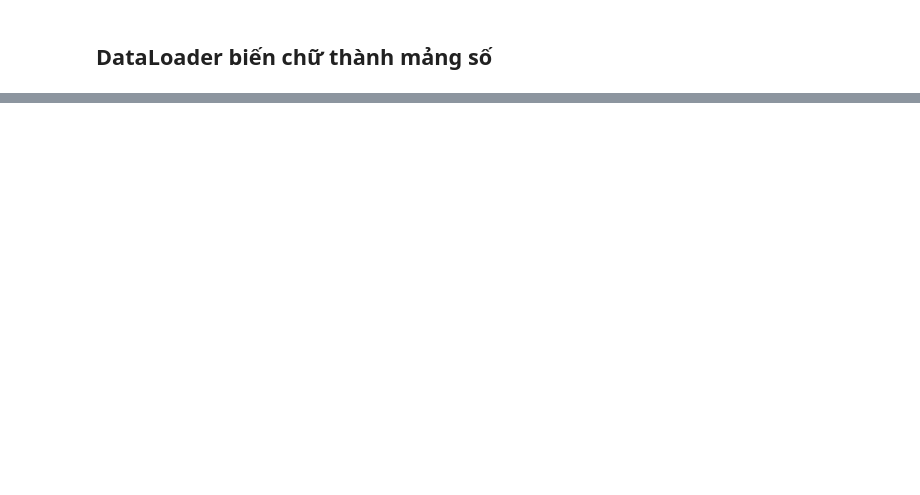
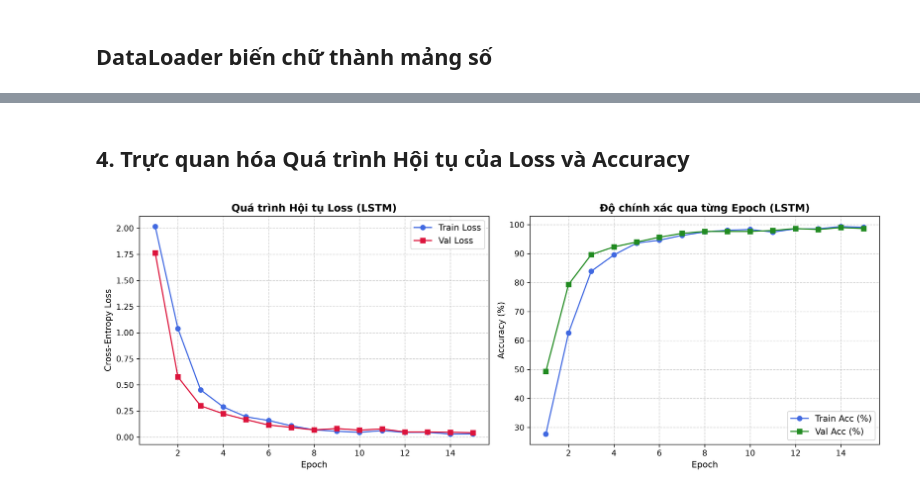
Before and after one commit to ChiEma369/techtrail-ai-engine-v1, a Jupyter notebook: BTL-mạng-noron.ipynb, the cells around one changed output, grey strips where cells are left out. Saved outputs shown, nothing was run; the diff lists cells and outputs as text; code cells hidden in the pictures; blank space fills up the shorter version.

Commit message:
Cài đặt kiến trúc RNN/LSTM, viết training loop + loss function, log kết quả training ban đầu

```diff
--- a/BTL-mạng-noron.ipynb
+++ b/BTL-mạng-noron.ipynb
@@ -357,0 +435,20 @@ Kiểm tra 1 batch từ DataLoader thành công:
+# %%
+# Khởi tạo mô hình TechTrailLSTM
+lstm_model = TechTrailLSTM(
+    vocab_size=len(vocab),
+    embed_dim=128,
+    hidden_dim=128,
+    num_classes=len(category_to_id),
+    dropout=0.3
+).to(device)
+
+# Chạy huấn luyện đến khi hội tụ
+lstm_history, best_lstm_ckpt = train_model(
+    lstm_model,
+    train_loader,
+    val_loader,
+    epochs=15,
+    lr=0.002,
+    patience=5,
+    save_name='best_lstm_model.pt'
+)
@@ -357,0 +473,31 @@ Kiểm tra 1 batch từ DataLoader thành công:
+# %% [markdown]
+## 4. Trực quan hóa Quá trình Hội tụ của Loss và Accuracy
+# %%
+import matplotlib.pyplot as plt
+
+epochs_range = range(1, len(lstm_history['train_loss']) + 1)
+fig, axes = plt.subplots(1, 2, figsize=(14, 5))
+
+# 1. Biểu đồ Loss
+axes[0].plot(epochs_range, lstm_history['train_loss'], label='Train Loss', color='royalblue', marker='o')
+axes[0].plot(epochs_range, lstm_history['val_loss'], label='Val Loss', color='crimson', marker='s')
+axes[0].set_title('Quá trình Hội tụ Loss (LSTM)', fontsize=13, fontweight='bold')
+axes[0].set_xlabel('Epoch', fontsize=11)
+axes[0].set_ylabel('Cross-Entropy Loss', fontsize=11)
+axes[0].grid(True, linestyle='--', alpha=0.6)
+axes[0].legend(fontsize=11)
+
+# 2. Biểu đồ Accuracy
+axes[1].plot(epochs_range, [acc * 100 for acc in lstm_history['train_acc']], label='Train Acc (%)', color='royalblue', marker='o')
+axes[1].plot(epochs_range, [acc * 100 for acc in lstm_history['val_acc']], label='Val Acc (%)', color='forestgreen', marker='s')
+axes[1].set_title('Độ chính xác qua từng Epoch (LSTM)', fontsize=13, fontweight='bold')
+axes[1].set_xlabel('Epoch', fontsize=11)
+axes[1].set_ylabel('Accuracy (%)', fontsize=11)
+axes[1].grid(True, linestyle='--', alpha=0.6)
+axes[1].legend(fontsize=11)
+
+plt.tight_layout()
+plt.savefig('checkpoints/lstm_training_curves.png', dpi=300)
+plt.show()
+# %% [output]
+[figure, added]
```
Also changed, not shown: parts of 18 cells of this notebook, 2 other files.
